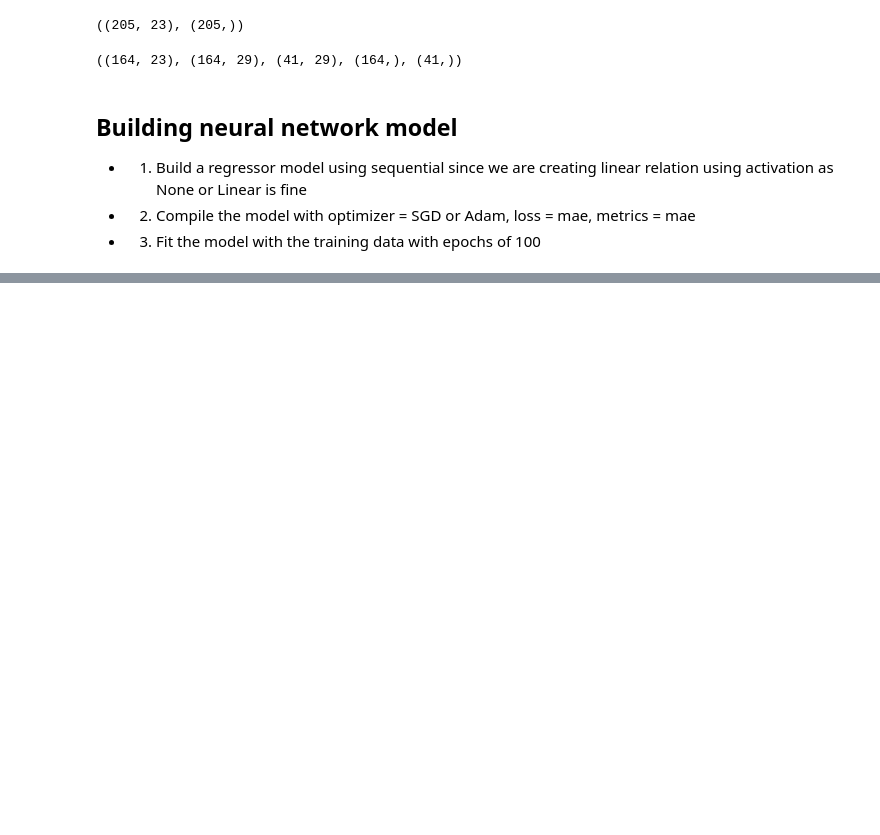
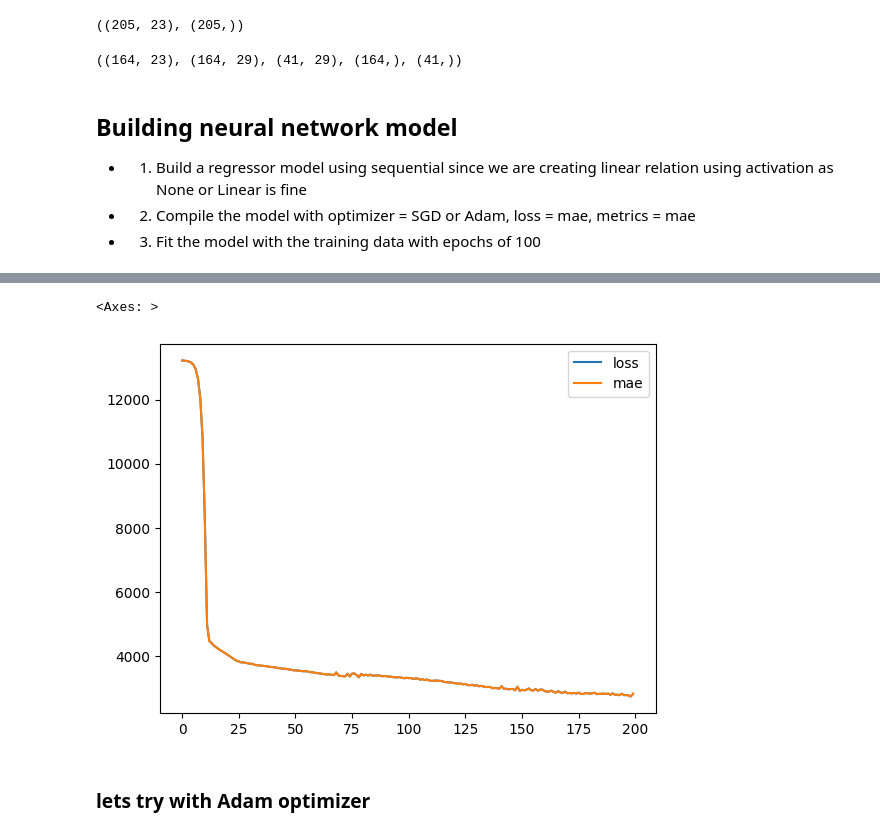
Before and after one commit to bvkiran8058/Deep-Learning, a Jupyter notebook: Linear Regression.ipynb, the cells around one changed output, grey strips where cells are left out. Cells and saved outputs as stored; diff of their text form; code cells hidden in the pictures; blank space fills up the shorter version.

```diff
--- a/Linear Regression.ipynb
+++ b/Linear Regression.ipynb
@@ -198,0 +222,18 @@ Invalid input shape for input Tensor("data:0", shape=(None, 29), dtype=float32).
+# %%
+tf.random.set_seed(42)
+
+## 1. Build a model
+model2 = tf.keras.Sequential([
+    tf.keras.Input(shape=(29, )),
+    tf.keras.layers.Dense(10, activation= 'linear'),
+    tf.keras.layers.Dense(1, activation= 'linear')
+])
+
+## 2. Compile the model
+model2.compile(optimizer = tf.keras.optimizers.SGD(learning_rate=0.01),
+            loss = tf.keras.losses.mae,
+            metrics = ['mae']
+        )
+
+## 3. Fit the model
+model2_history = model2.fit(X_train_min_scaled, y_train, epochs = 200)
@@ -198,0 +258,7 @@ Invalid input shape for input Tensor("data:0", shape=(None, 29), dtype=float32).
+# %%
+pd.DataFrame(model2_history.history).plot()
+# %% [output]
+<Axes: >
+[figure, added]
+# %% [markdown]
+### lets try with Adam optimizer
```
Also changed, not shown: parts of 19 cells of this notebook.
